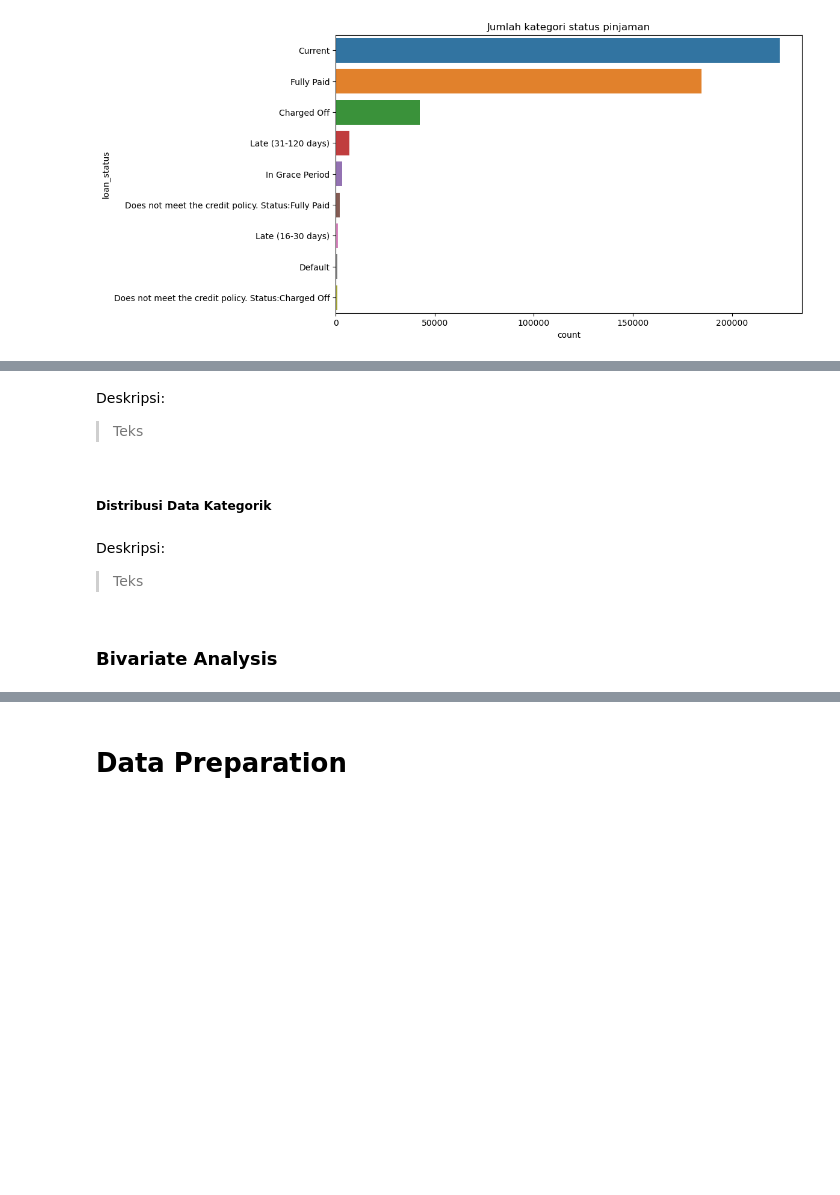
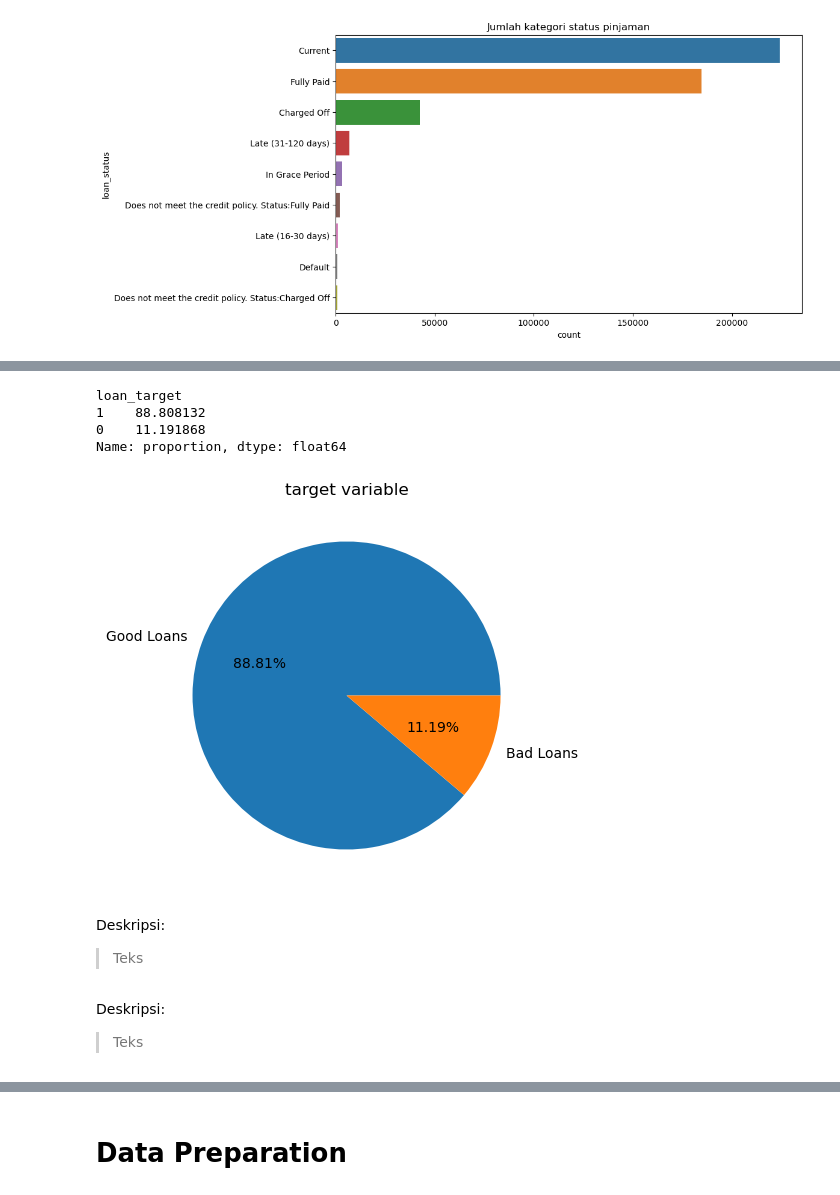
Before and after one commit to HafiizhTH/credit-risk-prediction, a Jupyter notebook: Model.ipynb, the cells around one changed output, grey strips where cells are left out. Cells and saved outputs as stored; diff of their text form; code cells hidden in the pictures; blank space fills up the shorter version.

```diff
--- a/Model.ipynb
+++ b/Model.ipynb
@@ -378,5 +290,0 @@ plt.show()
-# %% [markdown]
-Deskripsi:
-> Teks
-# %% [markdown]
-##### Distribusi Data Kategorik
@@ -394,0 +291,31 @@ cat_cols = 5
+# %%
+# Mapping for 'loan conditions' columns
+mapping_loan_status = {
+    'Current': 1,
+    'Fully Paid': 1,
+    'Does not meet the credit policy. Status:Fully Paid': 1,
+    'In Grace Period': 1,
+    'Late (16-30 days)': 0,
+    'Charged Off': 0,
+    'Default': 0,
+    'Late (31-120 days)': 0,
+    'Does not meet the credit policy. Status:Charged Off': 0
+}
+
+df_loan['loan_target'] = df_loan['loan_status'].map(mapping_loan_status)
+df_loan['loan_target'].value_counts(normalize=True)*100
+# %% [output]
+loan_target
+1    88.808132
+0    11.191868
+Name: proportion, dtype: float64
+# %%
+data = df_loan['loan_target'].value_counts()
+label = ['Good Loans', 'Bad Loans']
+
+plt.figure(figsize=(5,5))
+plt.pie(data, labels=label, autopct='%.2f%%')
+plt.title('target variable')
+plt.show()
+# %% [output]
+[figure, added]
@@ -395,5 +324,6 @@ cat_cols = 5
+# %% [markdown]
+Deskripsi:
+> Teks
 # %% [markdown]
 Deskripsi:
 > Teks
-# %% [markdown]
-### Bivariate Analysis
```
Also changed, not shown: parts of 97 cells of this notebook.
